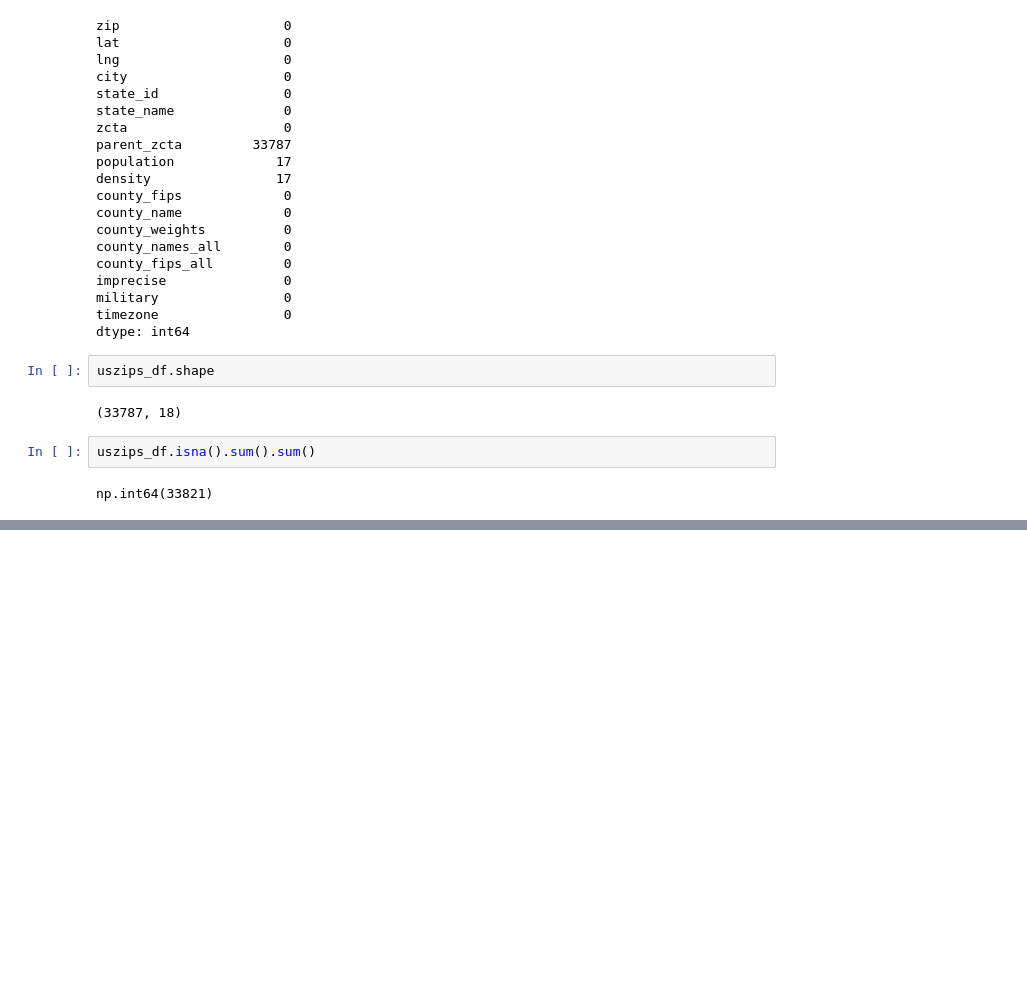
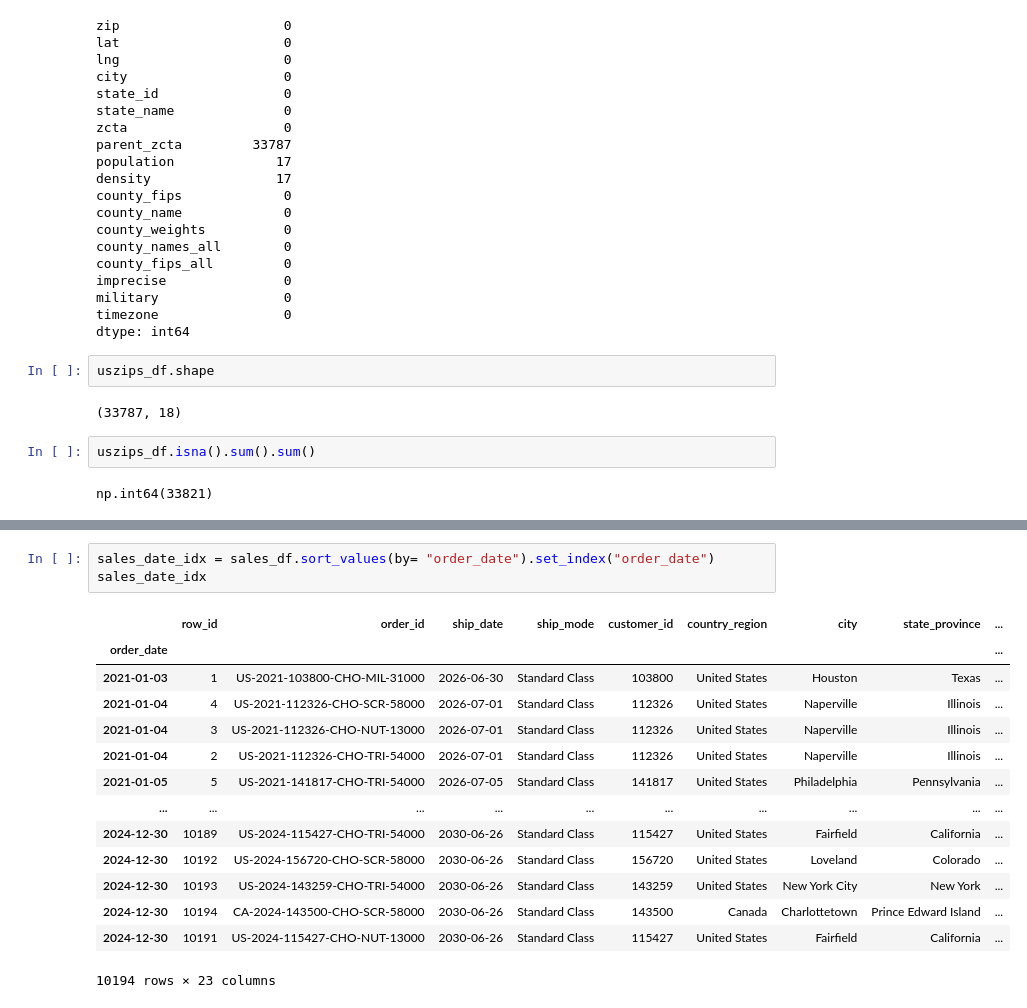
Before and after one commit to Pranishgrg21/Analysis_using_pandas, a Jupyter notebook: candy_sales_analysis.ipynb, the cells around one changed output, grey strips where cells are left out. Saved outputs shown, nothing was run; the diff lists cells and outputs as text; blank space fills up the shorter version.

```diff
--- a/candy_sales_analysis.ipynb
+++ b/candy_sales_analysis.ipynb
@@ -1274,0 +1319,18 @@ np.int64(33821)
+# %%
+sales_date_idx = sales_df.sort_values(by= "order_date").set_index("order_date")
+sales_date_idx
+# %% [output]
+|  | row_id | order_id | ship_date | ship_mode | customer_id | country_region | city | state_province | ... |
+| order_date |  |  |  |  |  |  |  |  | ... |
+| 2021-01-03 | 1 | US-2021-103800-CHO-MIL-31000 | 2026-06-30 | Standard Class | 103800 | United States | Houston | Texas | ... |
+| 2021-01-04 | 4 | US-2021-112326-CHO-SCR-58000 | 2026-07-01 | Standard Class | 112326 | United States | Naperville | Illinois | ... |
+| 2021-01-04 | 3 | US-2021-112326-CHO-NUT-13000 | 2026-07-01 | Standard Class | 112326 | United States | Naperville | Illinois | ... |
+| 2021-01-04 | 2 | US-2021-112326-CHO-TRI-54000 | 2026-07-01 | Standard Class | 112326 | United States | Naperville | Illinois | ... |
+| 2021-01-05 | 5 | US-2021-141817-CHO-TRI-54000 | 2026-07-05 | Standard Class | 141817 | United States | Philadelphia | Pennsylvania | ... |
+| ... | ... | ... | ... | ... | ... | ... | ... | ... | ... |
+| 2024-12-30 | 10189 | US-2024-115427-CHO-TRI-54000 | 2030-06-26 | Standard Class | 115427 | United States | Fairfield | California | ... |
+| 2024-12-30 | 10192 | US-2024-156720-CHO-SCR-58000 | 2030-06-26 | Standard Class | 156720 | United States | Loveland | Colorado | ... |
+| 2024-12-30 | 10193 | US-2024-143259-CHO-TRI-54000 | 2030-06-26 | Standard Class | 143259 | United States | New York City | New York | ... |
+| 2024-12-30 | 10194 | CA-2024-143500-CHO-SCR-58000 | 2030-06-26 | Standard Class | 143500 | Canada | Charlottetown | Prince Edward Island | ... |
+| 2024-12-30 | 10191 | US-2024-115427-CHO-NUT-13000 | 2030-06-26 | Standard Class | 115427 | United States | Fairfield | California | ... |
+10194 rows × 23 columns
```
Also changed, not shown: parts of 9 cells of this notebook.
